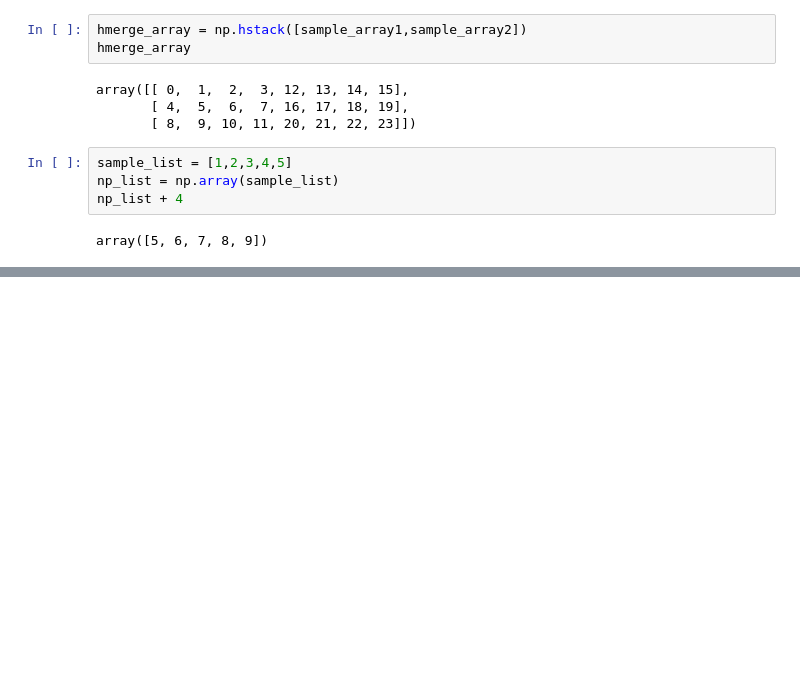
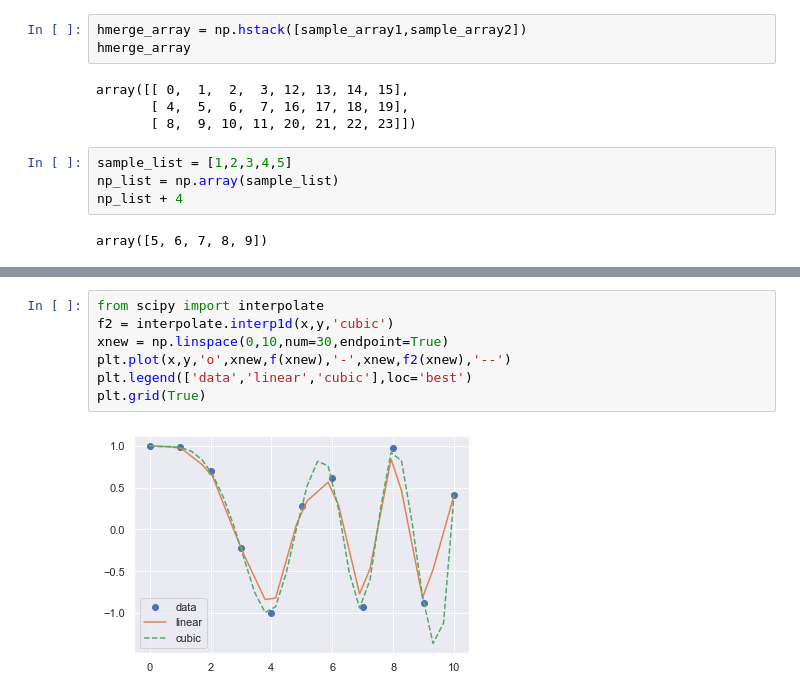
Before and after one commit to takashi4233/sandbox_py, a Jupyter notebook: book1/Chapter5-1.ipynb, the cells around one changed output, grey strips where cells are left out. Saved outputs shown, nothing was run; the diff lists cells and outputs as text; blank space fills up the shorter version.

```diff
--- a/book1/Chapter5-1.ipynb
+++ b/book1/Chapter5-1.ipynb
@@ -306,0 +323,9 @@ array([5, 6, 7, 8, 9])
+# %%
+from scipy import interpolate
+f2 = interpolate.interp1d(x,y,'cubic')
+xnew = np.linspace(0,10,num=30,endpoint=True)
+plt.plot(x,y,'o',xnew,f(xnew),'-',xnew,f2(xnew),'--')
+plt.legend(['data','linear','cubic'],loc='best')
+plt.grid(True)
+# %% [output]
+[figure, added]
```
Also changed, not shown: parts of 8 cells of this notebook, 19 other files.
